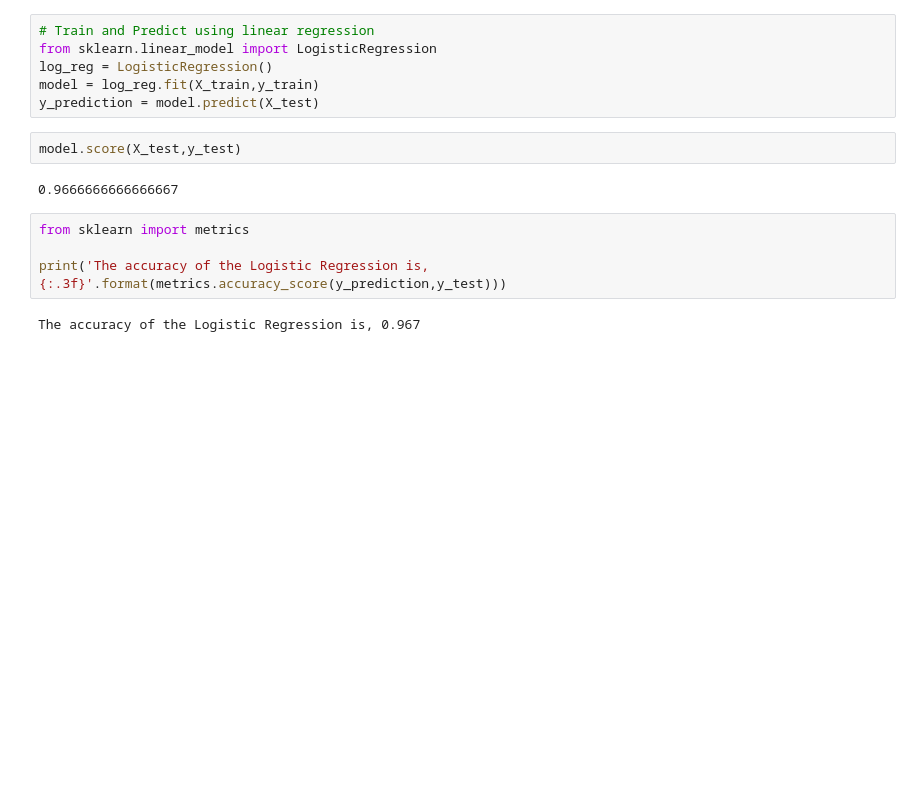
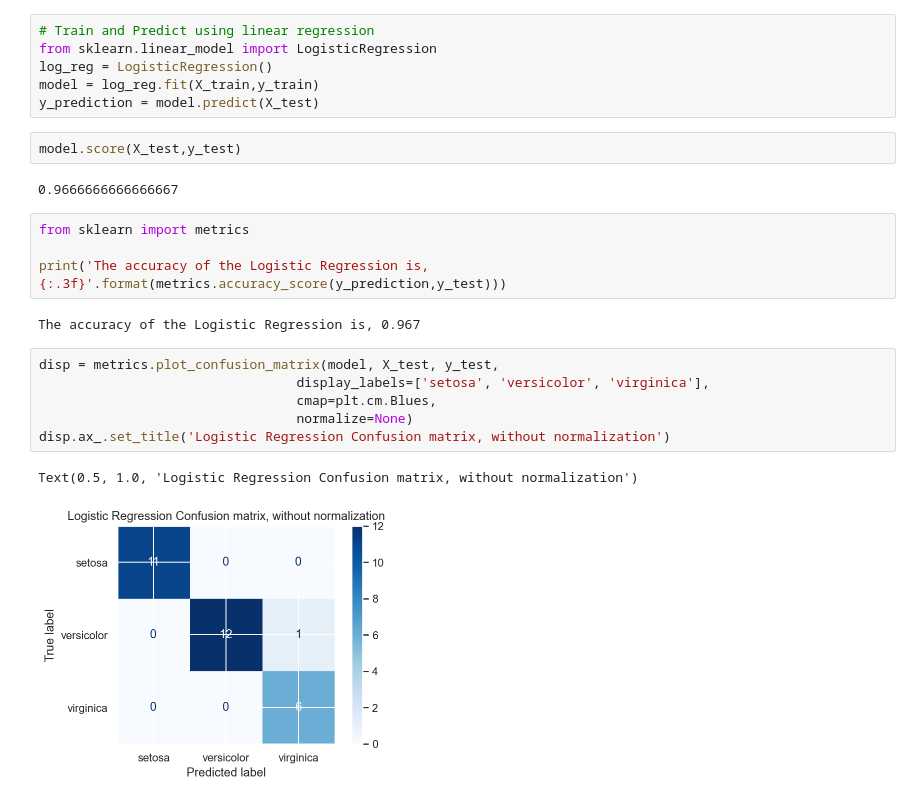
Before and after one commit to saurabhsatasia/GitHub_Strive, a Jupyter notebook: Week 7/d1_intro_to_ml/exercises/02_Iris_guided_ML_classification_short_version.ipynb, the cells around one changed output. Saved outputs shown, nothing was run; the diff lists cells and outputs as text; blank space fills up the shorter version.

```diff
--- a/Week 7/d1_intro_to_ml/exercises/02_Iris_guided_ML_classification_short_version.ipynb
+++ b/Week 7/d1_intro_to_ml/exercises/02_Iris_guided_ML_classification_short_version.ipynb
@@ -292,3 +292,12 @@ from sklearn import metrics
 print('The accuracy of the Logistic Regression is, {:.3f}'.format(metrics.accuracy_score(y_prediction,y_test)))
 # %% [output]
 The accuracy of the Logistic Regression is, 0.967
+# %%
+disp = metrics.plot_confusion_matrix(model, X_test, y_test,
+                                 display_labels=['setosa', 'versicolor', 'virginica'],
+                                 cmap=plt.cm.Blues,
+                                 normalize=None)
+disp.ax_.set_title('Logistic Regression Confusion matrix, without normalization')
+# %% [output]
+Text(0.5, 1.0, 'Logistic Regression Confusion matrix, without normalization')
+[figure, added]
```
Also changed, not shown: 7 other files.
